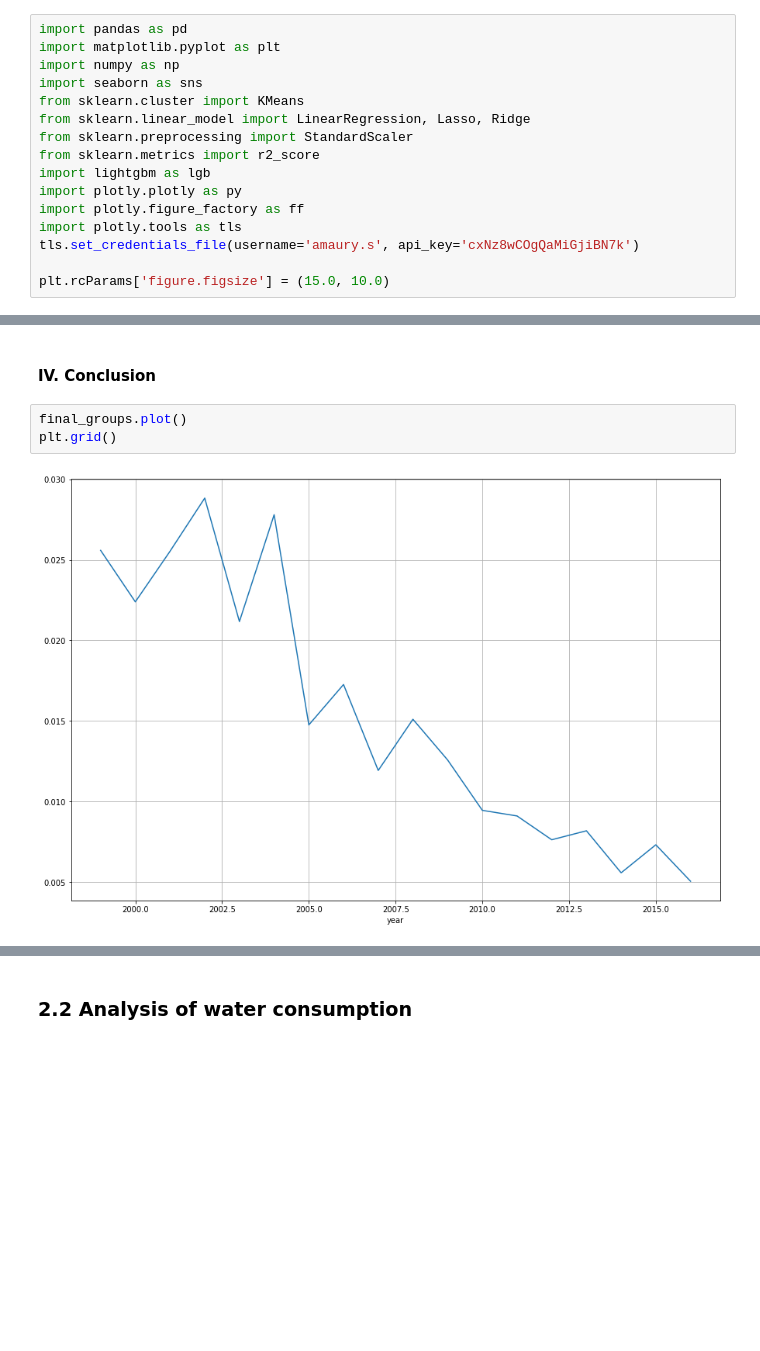
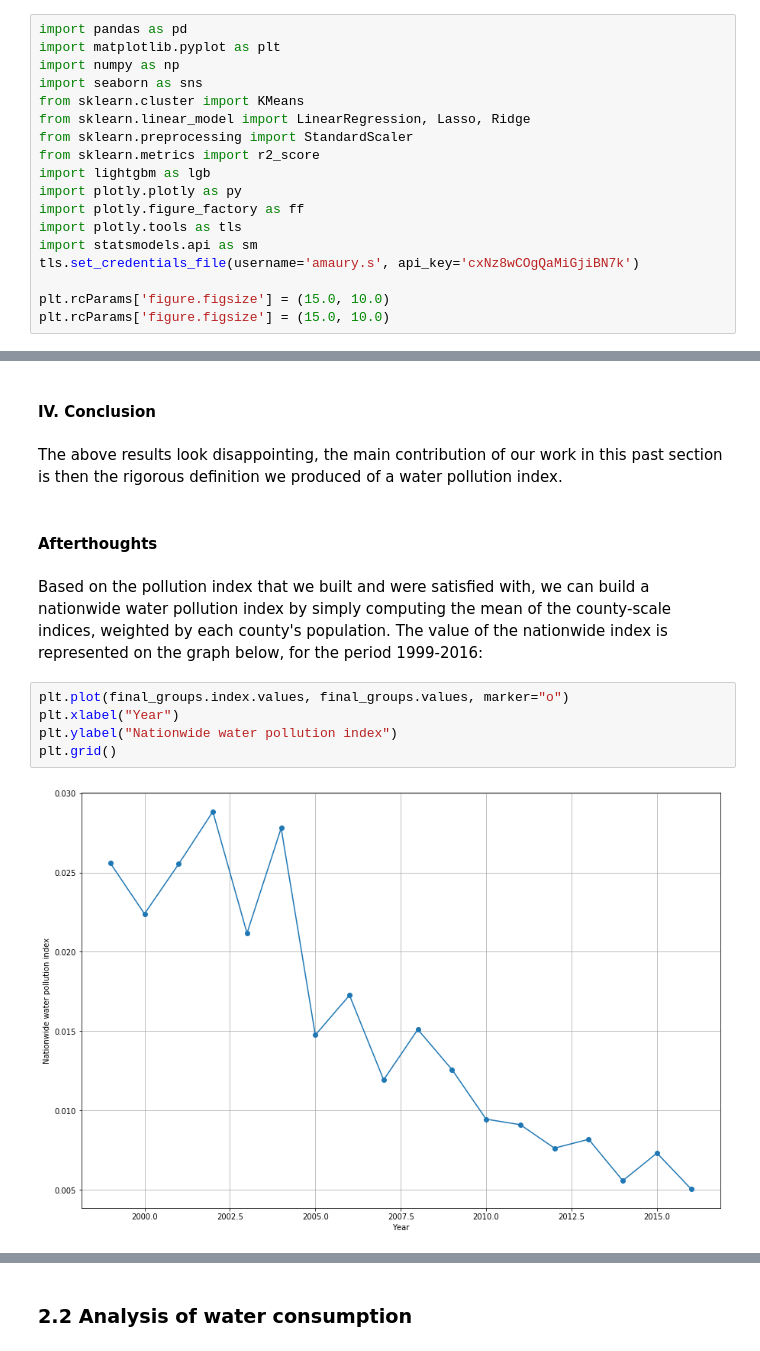
Before and after one commit to Arnaud15/Datathon, a Jupyter notebook: Report Team 9.ipynb, the cells around one changed output, grey strips where cells are left out. Saved outputs shown, nothing was run; the diff lists cells and outputs as text; blank space fills up the shorter version.

```diff
--- a/Report Team 9.ipynb
+++ b/Report Team 9.ipynb
@@ -34,9 +37,11 @@ import lightgbm as lgb
 import plotly.plotly as py
 import plotly.figure_factory as ff
 import plotly.tools as tls
+import statsmodels.api as sm
 tls.set_credentials_file(username='amaury.s', api_key='cxNz8wCOgQaMiGjiBN7k')
 
 plt.rcParams['figure.figsize'] = (15.0, 10.0)
+plt.rcParams['figure.figsize'] = (15.0, 10.0)
 # %% [markdown]
 #### Datasets import
 # %%
@@ -250,7 +261,15 @@ plt.show()
 # %% [markdown]
 #### IV. Conclusion
-# %%
-final_groups.plot()
-plt.grid()
-# %% [output]
-[figure, removed]
+# %% [markdown]
+The above results look disappointing, the main contribution of our work in this past section is then the rigorous definition we produced of a water pollution index.
+# %% [markdown]
+#### Afterthoughts
+# %% [markdown]
+Based on the pollution index that we built and were satisfied with, we can build a nationwide water pollution index by simply computing the mean of the county-scale indices, weighted by each county's population. The value of the nationwide index is represented on the graph below, for the period 1999-2016:
+# %%
+plt.plot(final_groups.index.values, final_groups.values, marker="o")
+plt.xlabel("Year")
+plt.ylabel("Nationwide water pollution index")
+plt.grid()
+# %% [output]
+[figure, added]
```
Also changed, not shown: parts of 34 cells of this notebook.
